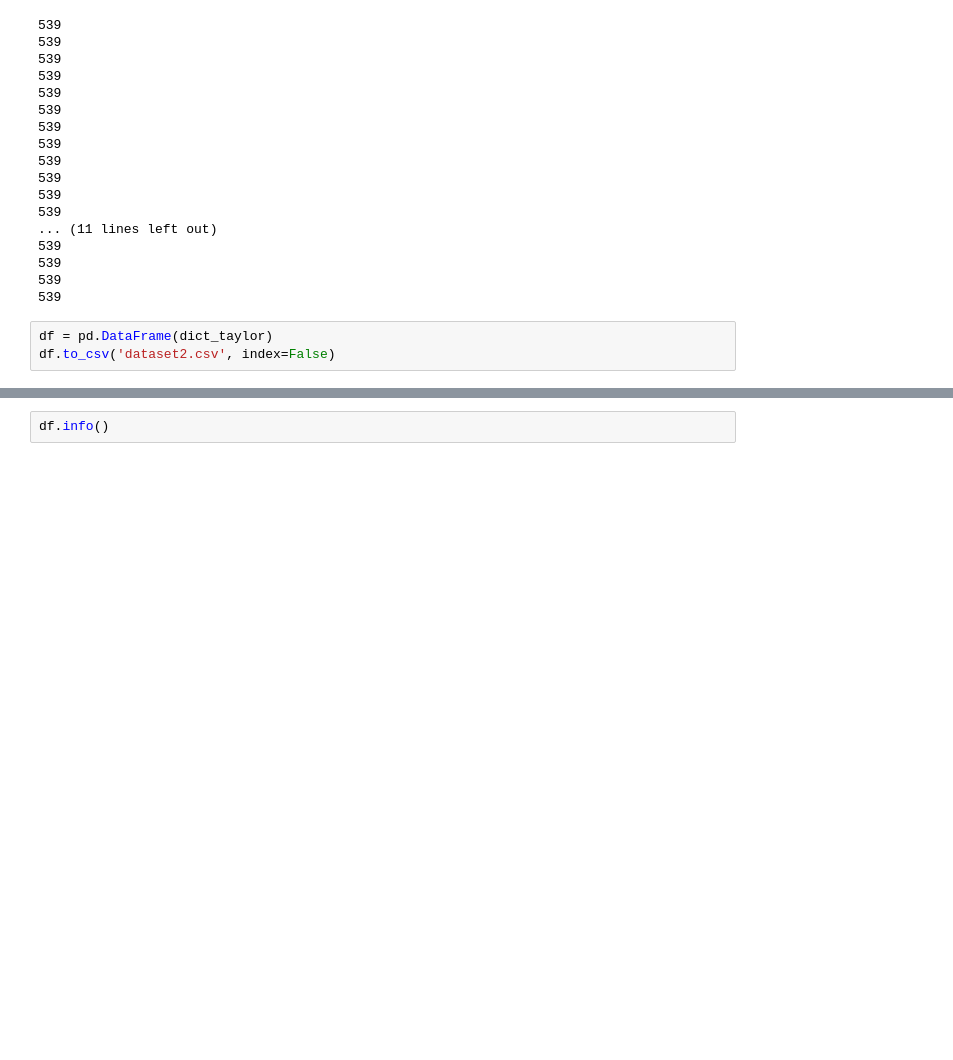
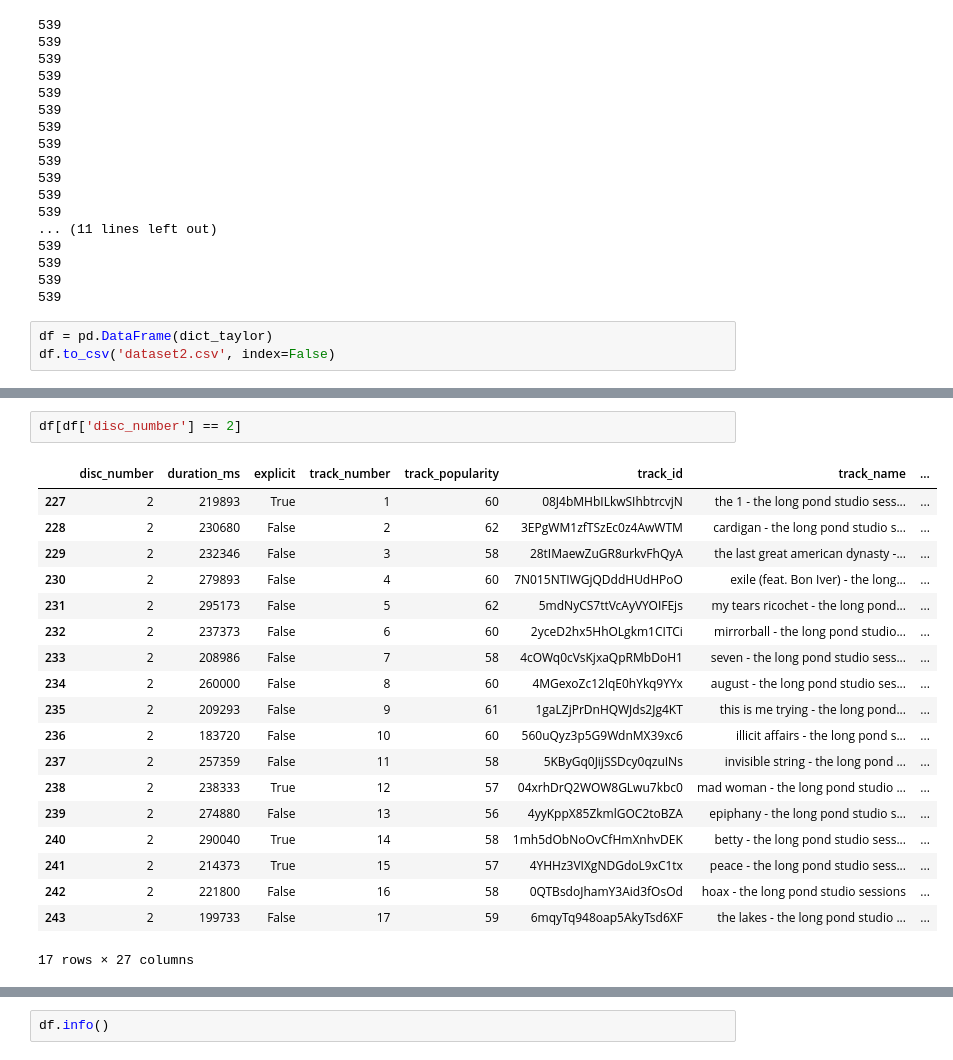
Before and after one commit to oscarmarinoa/Reto_Spotify_API, a Jupyter notebook: script 2.ipynb, the cells around one changed output, grey strips where cells are left out. Drawn from its saved outputs; the diff is of its cells as text; blank space fills up the shorter version.

```diff
--- a/script 2.ipynb
+++ b/script 2.ipynb
@@ -119,0 +519,22 @@ df[['track_id', 'audio_features.id']]
+# %%
+df[df['disc_number'] == 2]
+# %% [output]
+|  | disc_number | duration_ms | explicit | track_number | track_popularity | track_id | track_name | ... |
+| 227 | 2 | 219893 | True | 1 | 60 | 08J4bMHbILkwSIhbtrcvjN | the 1 - the long pond studio sess... | ... |
+| 228 | 2 | 230680 | False | 2 | 62 | 3EPgWM1zfTSzEc0z4AwWTM | cardigan - the long pond studio s... | ... |
+| 229 | 2 | 232346 | False | 3 | 58 | 28tIMaewZuGR8urkvFhQyA | the last great american dynasty -... | ... |
+| 230 | 2 | 279893 | False | 4 | 60 | 7N015NTIWGjQDddHUdHPoO | exile (feat. Bon Iver) - the long... | ... |
+| 231 | 2 | 295173 | False | 5 | 62 | 5mdNyCS7ttVcAyVYOIFEjs | my tears ricochet - the long pond... | ... |
+| 232 | 2 | 237373 | False | 6 | 60 | 2yceD2hx5HhOLgkm1CITCi | mirrorball - the long pond studio... | ... |
+| 233 | 2 | 208986 | False | 7 | 58 | 4cOWq0cVsKjxaQpRMbDoH1 | seven - the long pond studio sess... | ... |
+| 234 | 2 | 260000 | False | 8 | 60 | 4MGexoZc12lqE0hYkq9YYx | august - the long pond studio ses... | ... |
+| 235 | 2 | 209293 | False | 9 | 61 | 1gaLZjPrDnHQWJds2Jg4KT | this is me trying - the long pond... | ... |
+| 236 | 2 | 183720 | False | 10 | 60 | 560uQyz3p5G9WdnMX39xc6 | illicit affairs - the long pond s... | ... |
+| 237 | 2 | 257359 | False | 11 | 58 | 5KByGq0JijSSDcy0qzuINs | invisible string - the long pond ... | ... |
+| 238 | 2 | 238333 | True | 12 | 57 | 04xrhDrQ2WOW8GLwu7kbc0 | mad woman - the long pond studio ... | ... |
+| 239 | 2 | 274880 | False | 13 | 56 | 4yyKppX85ZkmlGOC2toBZA | epiphany - the long pond studio s... | ... |
+| 240 | 2 | 290040 | True | 14 | 58 | 1mh5dObNoOvCfHmXnhvDEK | betty - the long pond studio sess... | ... |
+| 241 | 2 | 214373 | True | 15 | 57 | 4YHHz3VIXgNDGdoL9xC1tx | peace - the long pond studio sess... | ... |
+| 242 | 2 | 221800 | False | 16 | 58 | 0QTBsdoJhamY3Aid3fOsOd | hoax - the long pond studio sessions | ... |
+| 243 | 2 | 199733 | False | 17 | 59 | 6mqyTq948oap5AkyTsd6XF | the lakes - the long pond studio ... | ... |
+17 rows × 27 columns
```
Also changed, not shown: parts of 40 cells of this notebook, 1 other file.
